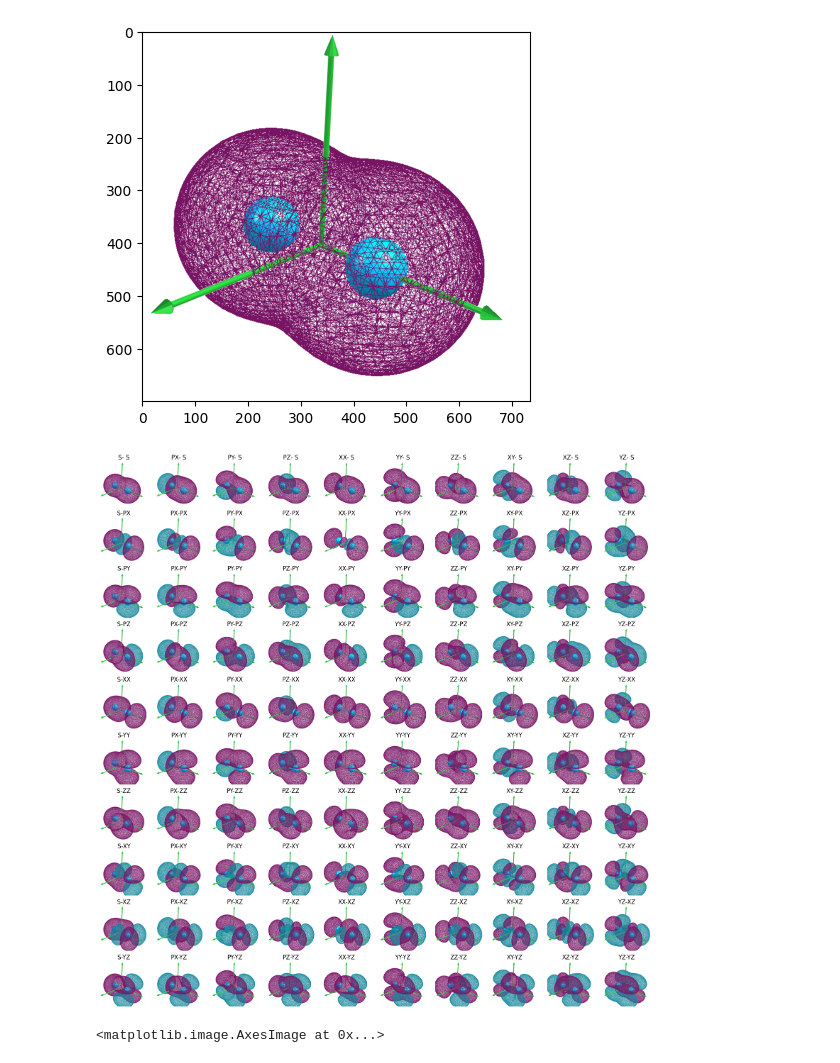
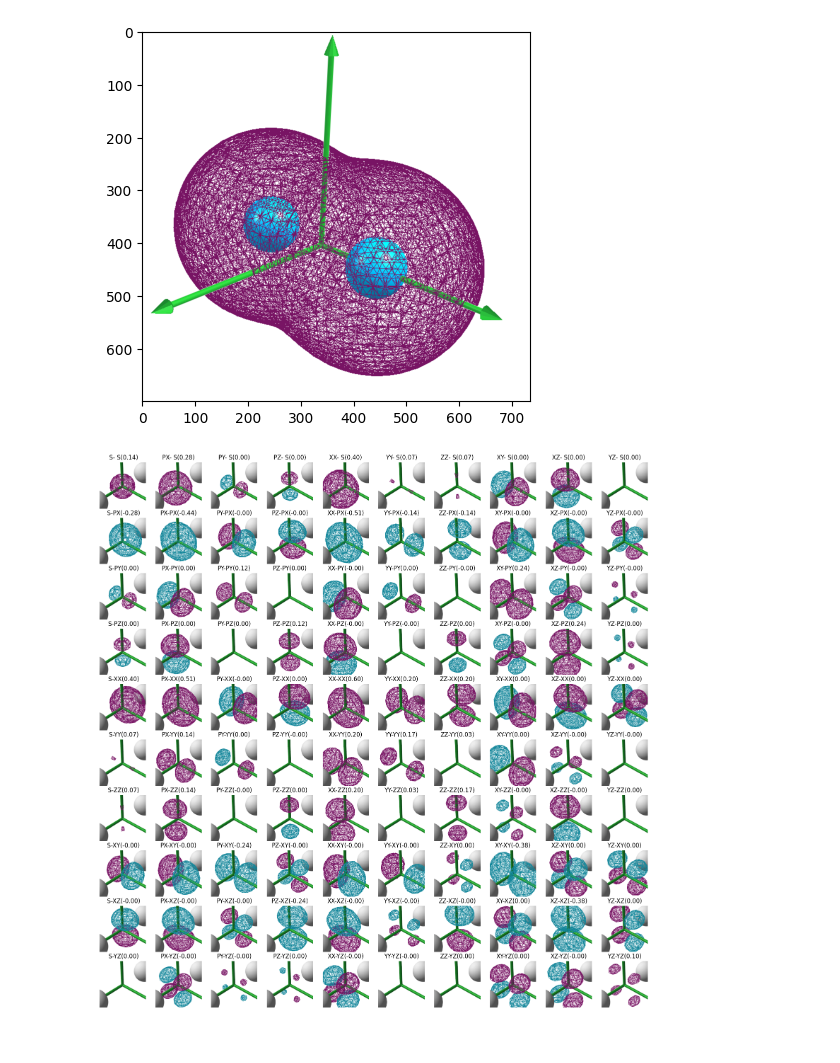
Before and after one commit to qmlCoder/pywfn, a Jupyter notebook: protos/轨道重叠.ipynb, the cells around one changed output. Cells and saved outputs as stored; diff of their text form; code cells hidden in the pictures.

```diff
--- a/protos/轨道重叠.ipynb
+++ b/protos/轨道重叠.ipynb
@@ -25,14 +28,18 @@ lmnDict={
     'YZ': [0,1,1],
 }
 # %%
-s=4
+# 生成格点坐标
+s=40
+step=1.0
 p0=np.array([-2*s,-s,-s],dtype=float)
-p1=np.array([ 2*s, s, s],dtype=float)
-coords=np.array([
+p1=np.array([ 2*s+step, s+step, s+step],dtype=float)
+# p1=np.array([ 2*s, s, s],dtype=float)
+coords=np.array([ # 原子坐标
     [ 1,0,0],
     [-1,0,0]
 ],dtype=float)
-shape,grids=cubeGrid(p0,p1,0.1,0)
+shape,grids=cubeGrid(p0,p1,step,0)
 ngrid=grids.shape[0]
-coords[0]
+# print(np.min(grids,axis=0),np.max(grids,axis=0))
+coords[0],ngrid
 # %% [output]
@@ -47,11 +54,20 @@ def calc_atoWfn(ato:str,coord:np.ndarray):
 
 def calc_molWfn(atos:list[str]):
     ato1,ato2=atos
-    wfn=calc_atoWfn(ato1,coords[0])+calc_atoWfn(ato2,coords[1])
-    return wfn/2
+    # wfn=calc_atoWfn(ato1,coords[0])+calc_atoWfn(ato2,coords[1])
+    wfn=calc_atoWfn(ato1,coords[0])*calc_atoWfn(ato2,coords[1])
+    return wfn
 
 vals=[]
+oves=[]
+count=0
 for keyi in lmnDict.keys():
     for keyj in lmnDict.keys():
         wfn=calc_molWfn([keyi,keyj])
         vals.append(wfn)
+        ove=np.sum(wfn)
+        oves.append(ove)
+        if abs(ove)<1e-4:continue
+        count+=1
+        print(f'{keyi:>2}-{keyj:>2}  |  {ove:>12.6f}')
+print(count)
@@ -117,19 +151,15 @@ img=np.array(img)
 # %%
 fig,axs=plt.subplots(10,10,figsize=(20,20))
 keys=lmnDict.keys()
 index=0
 for i,ki in enumerate(keys):
     for j,kj in enumerate(keys):
-        img=Image.open(f'轨道重叠图像/img_{index+1:0>3}.png')
+        img=Image.open(f'轨道乘积图像/img_{index+1:0>3}.png')
         img=np.array(img)
         axs[i,j].imshow(img)
         axs[i,j].axis('off')
-        axs[i,j].set_title(f'{kj:>2}-{ki:>2}')
+        axs[i,j].set_title(f'{kj:>2}-{ki:>2}({oves[index]:.2f})')
         index+=1
 plt.savefig('轨道重叠.png',dpi=300,bbox_inches='tight')
 # %% [output]
-[figure, old version]
+[figure, new version]
-# %%
-axs[0,0].imshow(img)
-# %% [output]
-<matplotlib.image.AxesImage at 0x...>
```
Also changed, not shown: parts of 7 cells of this notebook, 33 other files.
